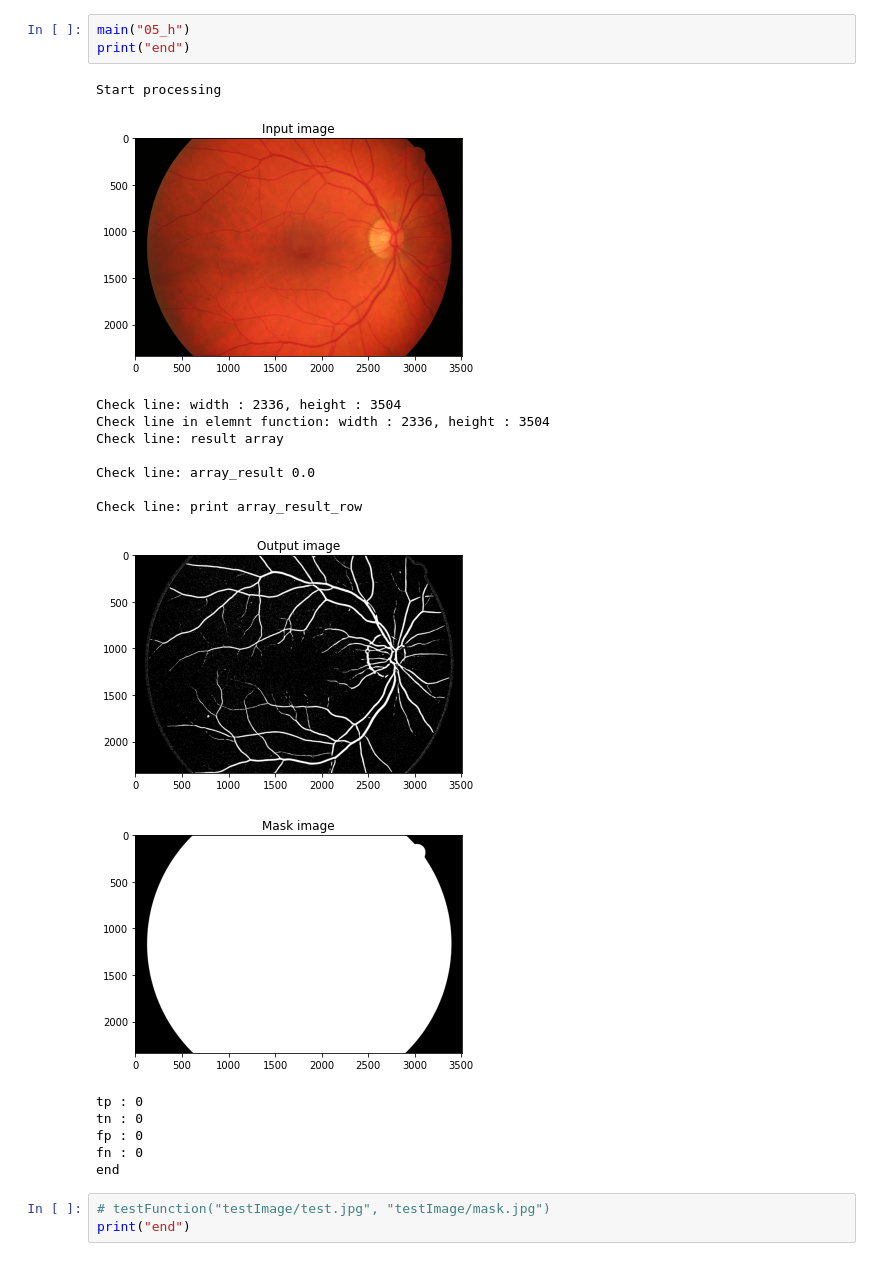
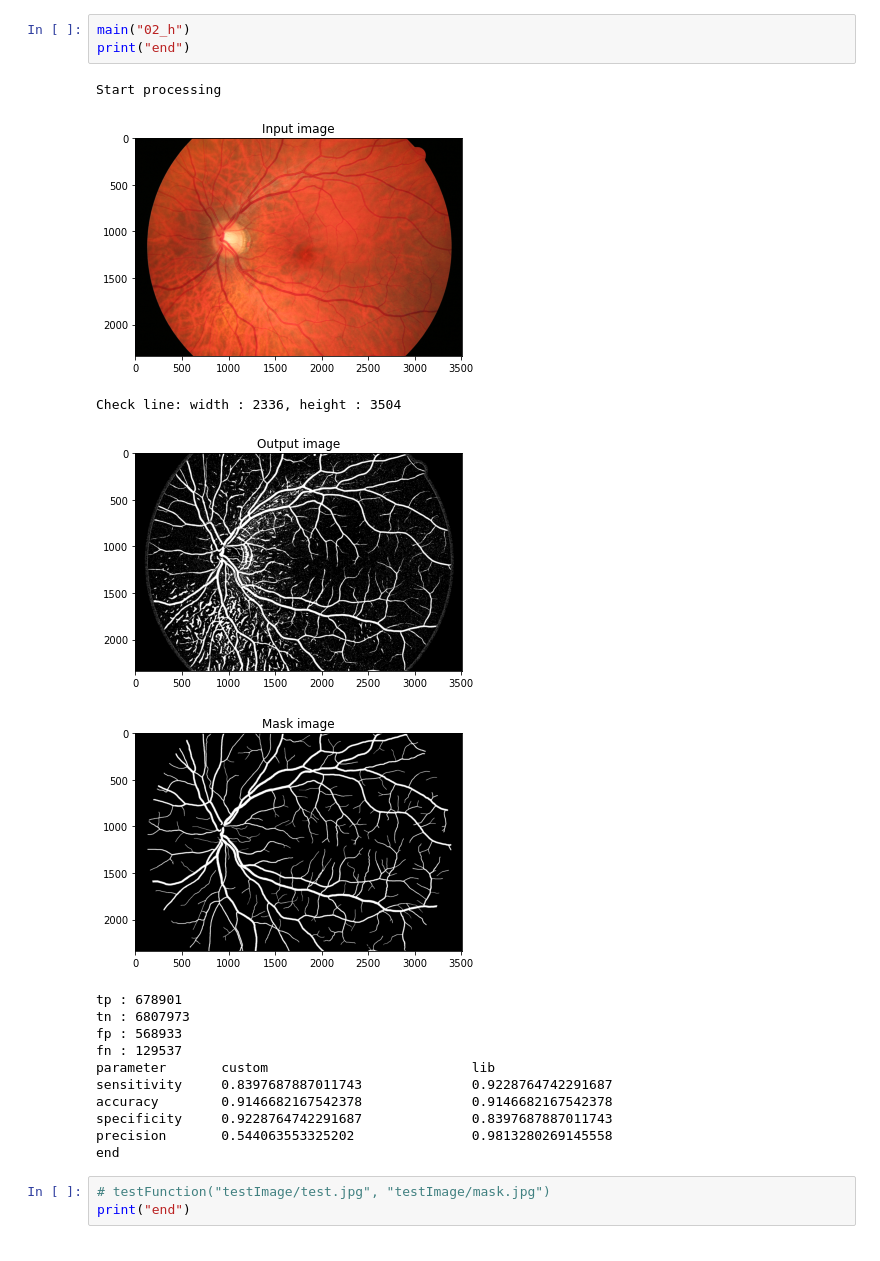
Before and after one commit to Zamerykanizowana/fundusOfEye, a Jupyter notebook: main.ipynb, the cells around one changed output. Drawn from its saved outputs; the diff is of its cells as text.

```diff
--- a/main.ipynb
+++ b/main.ipynb
@@ -120,24 +149,23 @@ def calculatingData(final_array, mask_array, test):
 
     return tp, tn, fp, fn
 # %%
-main("05_h")
+main("02_h")
 print("end")
 # %% [output]
 Start processing
-[figure, old version]
+[figure, new version]
 Check line: width : 2336, height : 3504
-Check line in elemnt function: width : 2336, height : 3504
-Check line: result array
-
-Check line: array_result 0.0
-
-Check line: print array_result_row
-[figure, old version]
+[figure, new version]
-[figure, old version]
+[figure, new version]
-tp : 0
-tn : 0
-fp : 0
-fn : 0
+tp : 678901
+tn : 6807973
+fp : 568933
+fn : 129537
+parameter       custom                          lib
+sensitivity     0.8397687887011743              0.9228764742291687
+accuracy        0.9146682167542378              0.9146682167542378
+specificity     0.9228764742291687              0.8397687887011743
+precision       0.544063553325202               0.9813280269145558
 end
 # %%
 # testFunction("testImage/test.jpg", "testImage/mask.jpg")
```
Also changed, not shown: parts of 2 cells of this notebook.
